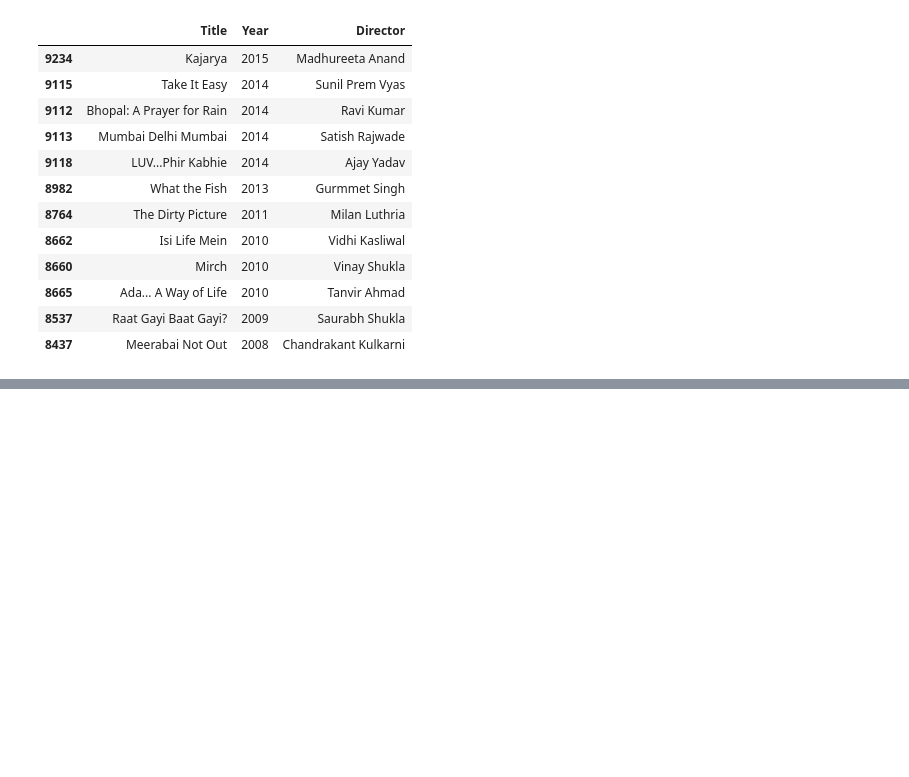
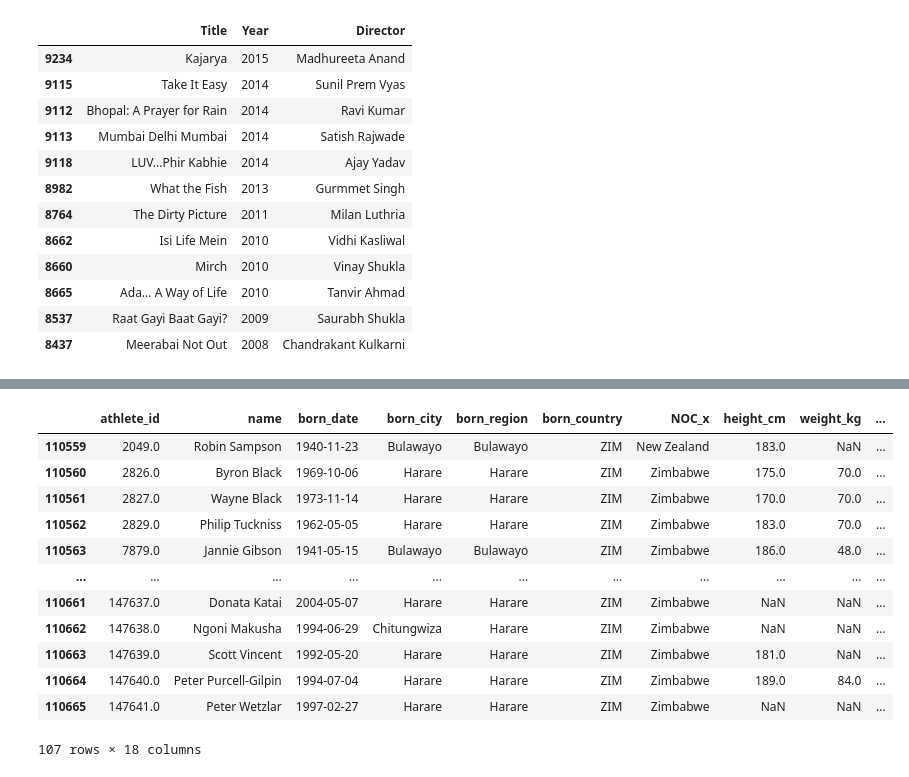
Before and after one commit to PRB18/pandas_practice, a Jupyter notebook: practice.ipynb, the cells around one changed output, grey strips where cells are left out. Cells and saved outputs as stored; diff of their text form; code cells hidden in the pictures; blank space fills up the shorter version.

```diff
--- a/practice.ipynb
+++ b/practice.ipynb
@@ -196,0 +511,16 @@ bollywood[(bollywood["month"] == "DEC") & (bollywood["Year"] > 1990) & (bollywoo
+# %%
+bios.query('born_country=="ZIM" & NOC=="ZIM"')
+# %% [output]
+|  | athlete_id | name | born_date | born_city | born_region | born_country | NOC_x | height_cm | weight_kg | ... |
+| 110559 | 2049.0 | Robin Sampson | 1940-11-23 | Bulawayo | Bulawayo | ZIM | New Zealand | 183.0 | NaN | ... |
+| 110560 | 2826.0 | Byron Black | 1969-10-06 | Harare | Harare | ZIM | Zimbabwe | 175.0 | 70.0 | ... |
+| 110561 | 2827.0 | Wayne Black | 1973-11-14 | Harare | Harare | ZIM | Zimbabwe | 170.0 | 70.0 | ... |
+| 110562 | 2829.0 | Philip Tuckniss | 1962-05-05 | Harare | Harare | ZIM | Zimbabwe | 183.0 | 70.0 | ... |
+| 110563 | 7879.0 | Jannie Gibson | 1941-05-15 | Bulawayo | Bulawayo | ZIM | Zimbabwe | 186.0 | 48.0 | ... |
+| ... | ... | ... | ... | ... | ... | ... | ... | ... | ... | ... |
+| 110661 | 147637.0 | Donata Katai | 2004-05-07 | Harare | Harare | ZIM | Zimbabwe | NaN | NaN | ... |
+| 110662 | 147638.0 | Ngoni Makusha | 1994-06-29 | Chitungwiza | Harare | ZIM | Zimbabwe | NaN | NaN | ... |
+| 110663 | 147639.0 | Scott Vincent | 1992-05-20 | Harare | Harare | ZIM | Zimbabwe | 181.0 | NaN | ... |
+| 110664 | 147640.0 | Peter Purcell-Gilpin | 1994-07-04 | Harare | Harare | ZIM | Zimbabwe | 189.0 | 84.0 | ... |
+| 110665 | 147641.0 | Peter Wetzlar | 1997-02-27 | Harare | Harare | ZIM | Zimbabwe | NaN | NaN | ... |
+107 rows × 18 columns
```
Also changed, not shown: parts of 32 cells of this notebook.
